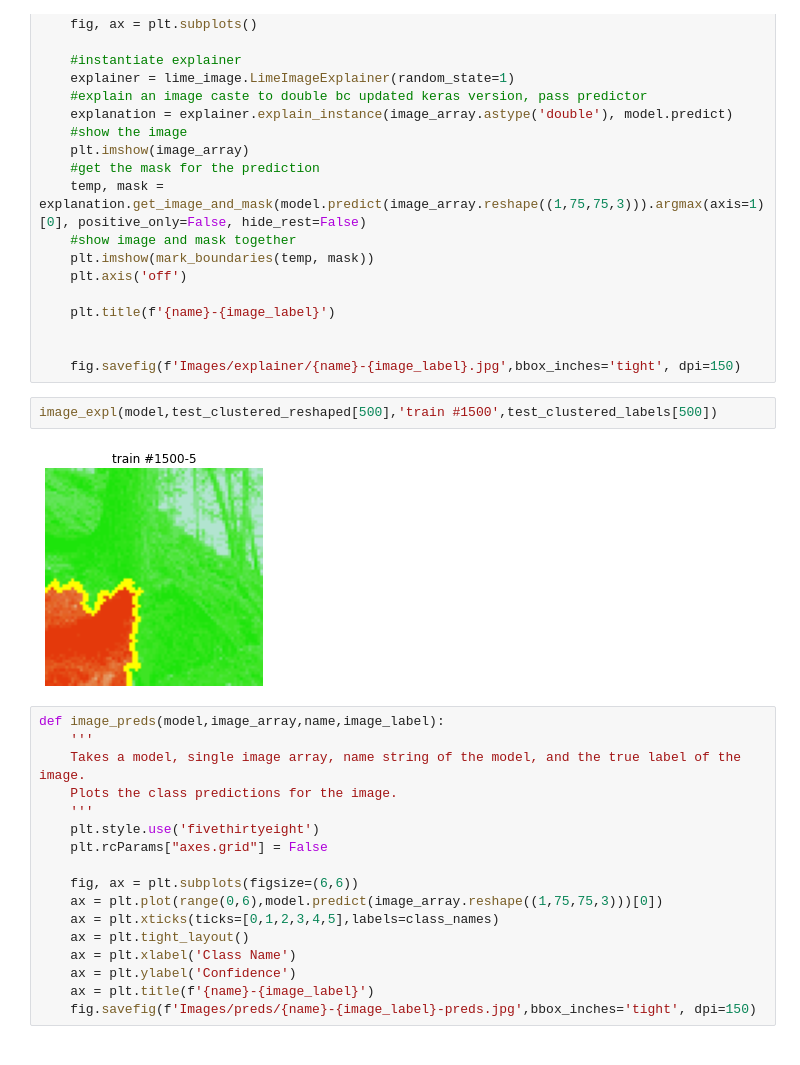
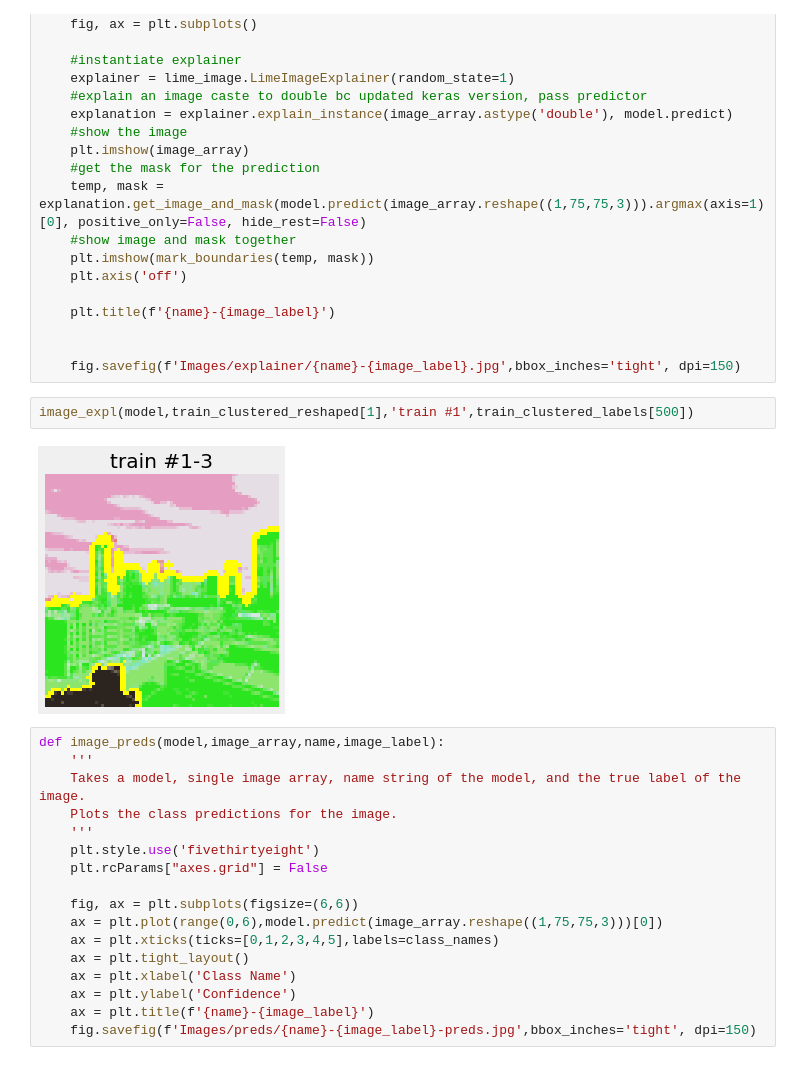
Before and after one commit to Joshua-Hill-Science/Landscapes, a Jupyter notebook: notebooks/exploratory/Warren/colorcompmodels.ipynb, the cells around one changed output. Saved outputs shown, nothing was run; the diff lists cells and outputs as text.

```diff
--- a/notebooks/exploratory/Warren/colorcompmodels.ipynb
+++ b/notebooks/exploratory/Warren/colorcompmodels.ipynb
@@ -234,10 +234,10 @@ def image_expl(model,image_array,name,image_label):
 
 
     fig.savefig(f'Images/explainer/{name}-{image_label}.jpg',bbox_inches='tight', dpi=150)
-# %%
-image_expl(model,test_clustered_reshaped[500],'train #1500',test_clustered_labels[500])
-# %% [output]
-[figure, removed]
+# %%
+image_expl(model,train_clustered_reshaped[1],'train #1',train_clustered_labels[500])
+# %% [output]
+[figure, added]
 # %%
 def image_preds(model,image_array,name,image_label):
     '''
```
Also changed, not shown: parts of 2 cells of this notebook, 5 other files.
